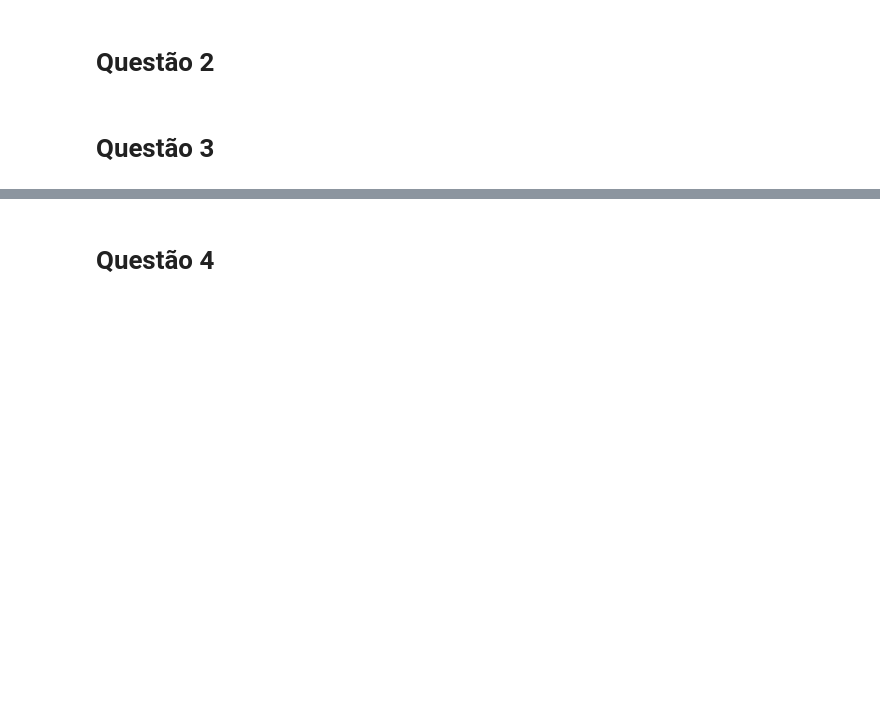
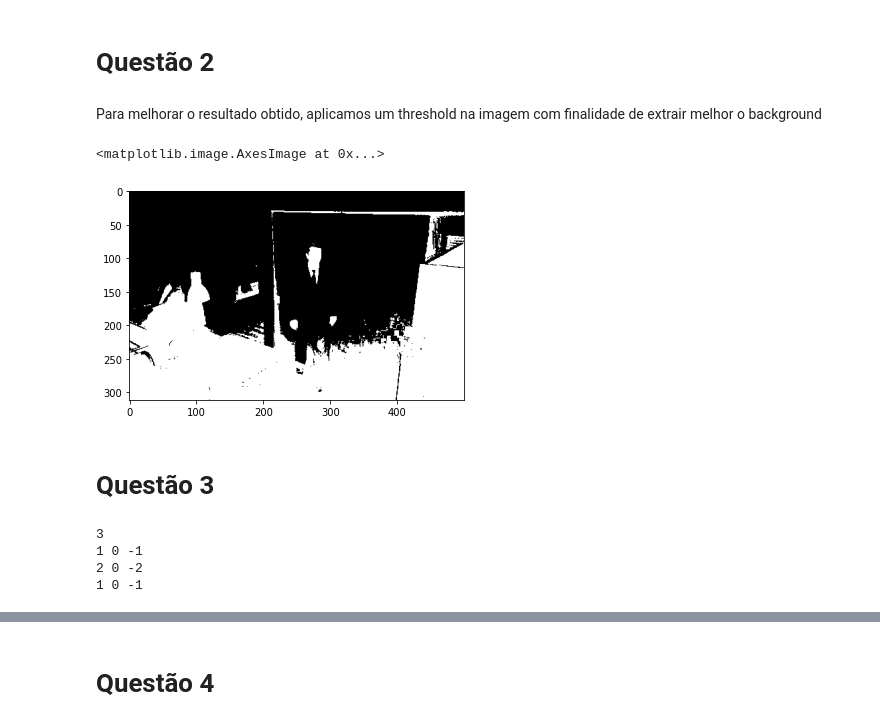
Before and after one commit to jhonnye0/ECOM100_Listas, a Jupyter notebook: VisaoComp_Lista1.ipynb, the cells around one changed output, grey strips where cells are left out. Cells and saved outputs as stored; diff of their text form; code cells hidden in the pictures; blank space fills up the shorter version.

```diff
--- a/VisaoComp_Lista1.ipynb
+++ b/VisaoComp_Lista1.ipynb
@@ -10,4 +107,13 @@ from matplotlib import pyplot
 # %% [markdown]
 # Questão 2
+# %%
+ret, result = cv2.threshold(result, 100, 255, cv2.THRESH_BINARY)
+# %% [markdown]
+Para melhorar o resultado obtido, aplicamos um threshold na imagem com finalidade de extrair melhor o background
+# %%
+pyplot.imshow(result, 'gray')
+# %% [output]
+<matplotlib.image.AxesImage at 0x...>
+[figure, added]
 # %% [markdown]
 # Questão 3
@@ -13,0 +125,11 @@ from matplotlib import pyplot
+# %%
+n = int(input())
+kernel = numpy.ones((n,n))
+
+for i in range(n):
+  kernel[i, :] = numpy.array([float(v.strip()) for v in input().split()]) # leitura pythônica
+# %% [output]
+3
+1 0 -1
+2 0 -2
+1 0 -1
```
Also changed, not shown: parts of 56 cells of this notebook.
